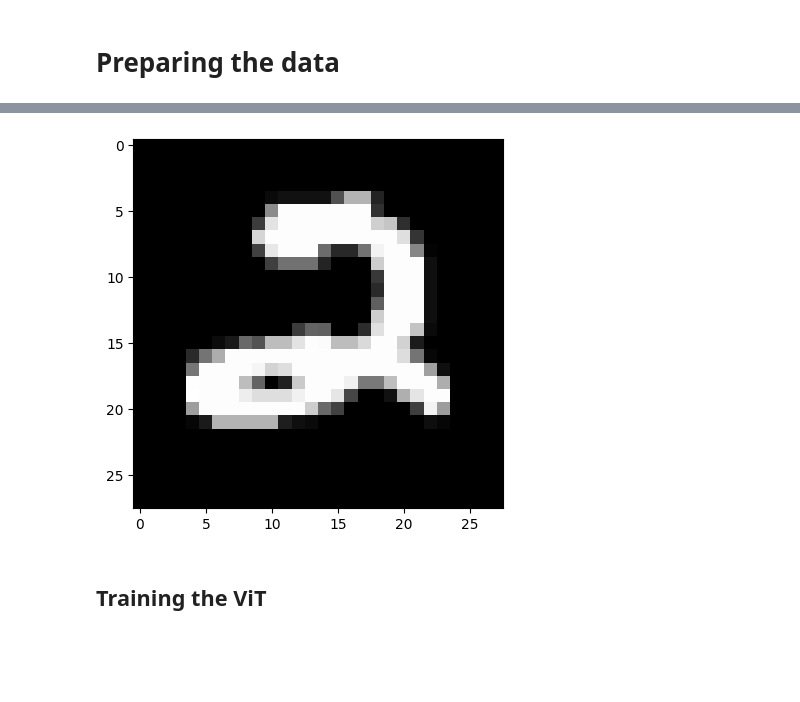
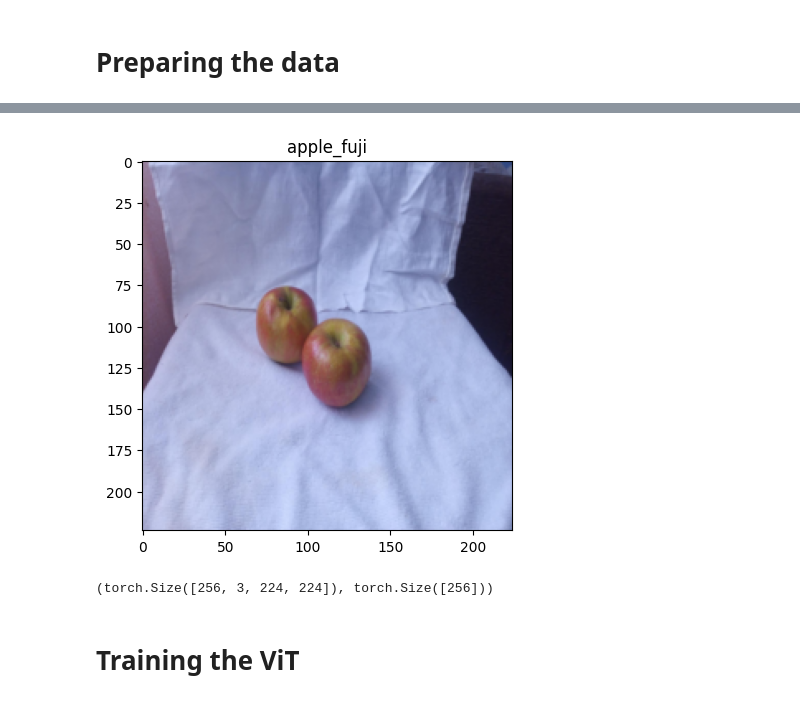
Before and after one commit to b14ucky/vision-transformer, a Jupyter notebook: main.ipynb, the cells around one changed output, grey strips where cells are left out. Cells and saved outputs as stored; diff of their text form; code cells hidden in the pictures; blank space fills up the shorter version.

Commit message:
chore: preliminary training on fruits and vegetables dataset

```diff
--- a/main.ipynb
+++ b/main.ipynb
@@ -332,0 +238,11 @@ X = next(iter(test_dataloader))[0][0]
+# %%
+train_dataset = ImageFolder(root='/kaggle/input/packed-fruits-and-vegetables-recognition-benchmark/train/train', transform=train_transforms)
+test_dataset = ImageFolder(root='/kaggle/input/packed-fruits-and-vegetables-recognition-benchmark/test/test', transform=test_transforms)
+# %%
+train_dataloader = DataLoader(train_dataset, batch_size=256, shuffle=True, pin_memory=True, num_workers=4)
+test_dataloader = DataLoader(test_dataset, batch_size=256, shuffle=False, pin_memory=True, num_workers=4)
+# %%
+X, y = next(iter(test_dataloader))
+# %%
+idx_to_class = train_dataset.find_classes(train_dataset.root)[0]
+idx_to_class
@@ -333,10 +267,15 @@ X = next(iter(test_dataloader))[0][0]
 # %%
-plt.imshow(X.permute(1, 2, 0), cmap='gray')
+plt.title(idx_to_class[y[0].item()])
+plt.imshow(X[0].permute(1, 2, 0))
 plt.show()
 # %% [output]
-[figure, old version]
+[figure, new version]
+# %%
+X.shape, y.shape
+# %% [output]
+(torch.Size([256, 3, 224, 224]), torch.Size([256]))
 # %% [markdown]
-## Training the ViT
+# Training the ViT
 # %%
 def train_epoch(dataloader: DataLoader, loss_fn: nn.modules.loss._Loss, optimizer: optim.Optimizer):
     """
```
Also changed, not shown: parts of 29 cells of this notebook.
